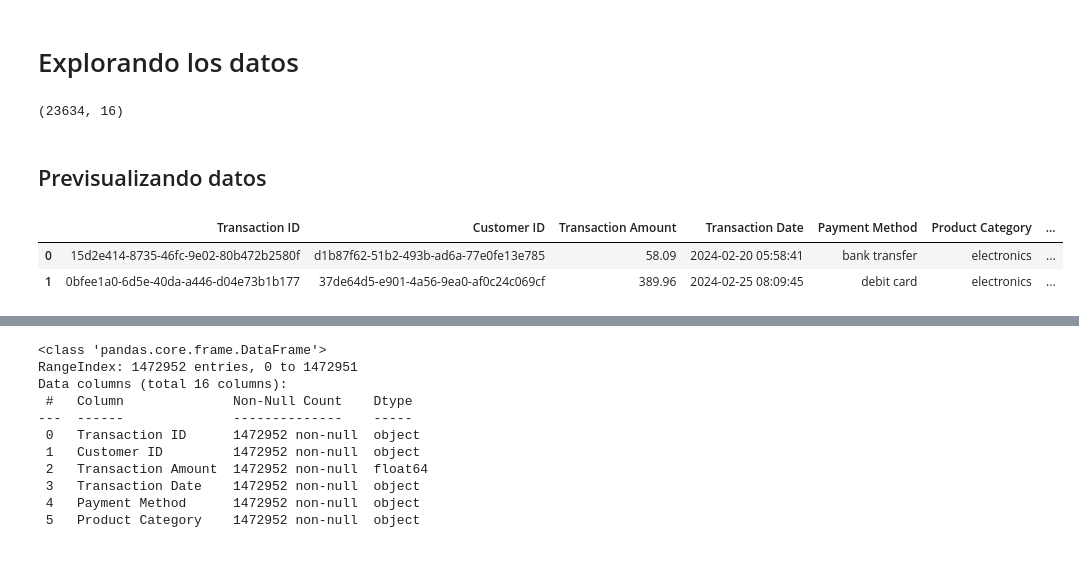
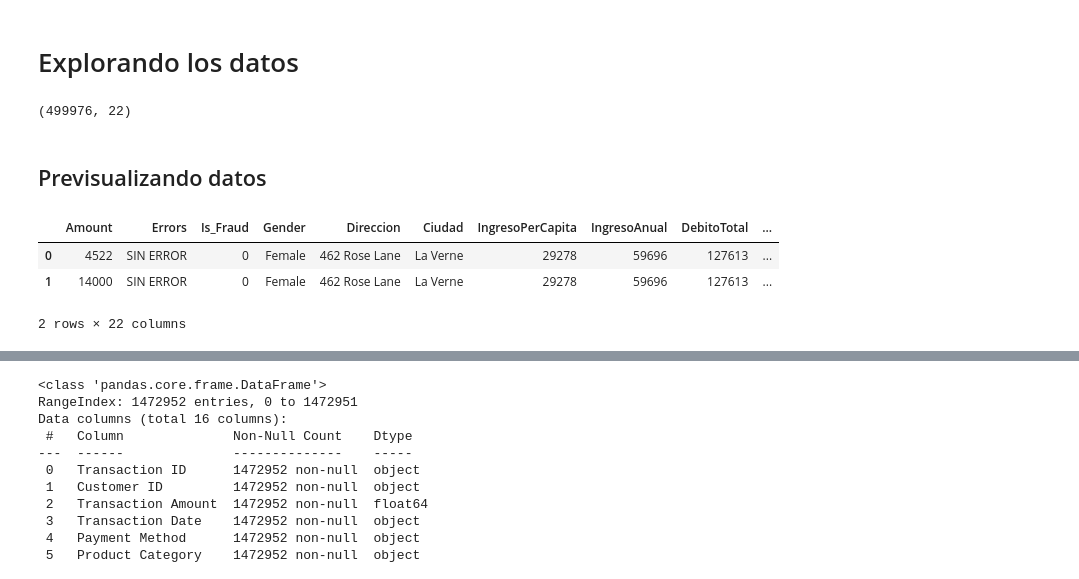
Before and after one commit to No-Country-simulation/c19-124-n-data-bi, a Jupyter notebook: notebooks/analisis.ipynb, the cells around one changed output, grey strips where cells are left out. Saved outputs shown, nothing was run; the diff lists cells and outputs as text; code cells hidden in the pictures.

```diff
--- a/notebooks/analisis.ipynb
+++ b/notebooks/analisis.ipynb
@@ -12,20 +12,21 @@ import numpy as np
 
 RUTA = pathlib.Path(__vsc_ipynb_file__).parent.parent # type: ignore
 
-data1 = pd.read_csv(f"{RUTA}/data/Fraudulent_E-Commerce_Transaction_Data.csv")
-data1.shape
-data2 = pd.read_csv(f"{RUTA}/data/Fraudulent_E-Commerce_Transaction_Data_2.csv")
+#data1 = pd.read_csv(f"{RUTA}/data/Fraudulent_E-Commerce_Transaction_Data.csv")
+#data1.shape
+data2 = pd.read_csv(f"{RUTA}/data/FraudulentECoomerce4.csv", encoding='latin1', sep=',', on_bad_lines='skip')
 data2.shape
 # %% [output]
-(23634, 16)
+(499976, 22)
 # %% [markdown]
 ## Previsualizando datos
 # %%
-data1.head(2)
+data2.head(2)
 # %% [output]
-|  | Transaction ID | Customer ID | Transaction Amount | Transaction Date | Payment Method | Product Category | ... |
-| 0 | 15d2e414-8735-46fc-9e02-80b472b2580f | d1b87f62-51b2-493b-ad6a-77e0fe13e785 | 58.09 | 2024-02-20 05:58:41 | bank transfer | electronics | ... |
-| 1 | 0bfee1a0-6d5e-40da-a446-d04e73b1b177 | 37de64d5-e901-4a56-9ea0-af0c24c069cf | 389.96 | 2024-02-25 08:09:45 | debit card | electronics | ... |
+|  | Amount | Errors | Is_Fraud | Gender | Direccion | Ciudad | IngresoPerCapita | IngresoAnual | DebitoTotal | ... |
+| 0 | 4522 | SIN ERROR | 0 | Female | 462 Rose Lane | La Verne | 29278 | 59696 | 127613 | ... |
+| 1 | 14000 | SIN ERROR | 0 | Female | 462 Rose Lane | La Verne | 29278 | 59696 | 127613 | ... |
+2 rows × 22 columns
 # %%
 data2.head(2)
 # %% [output]
```
